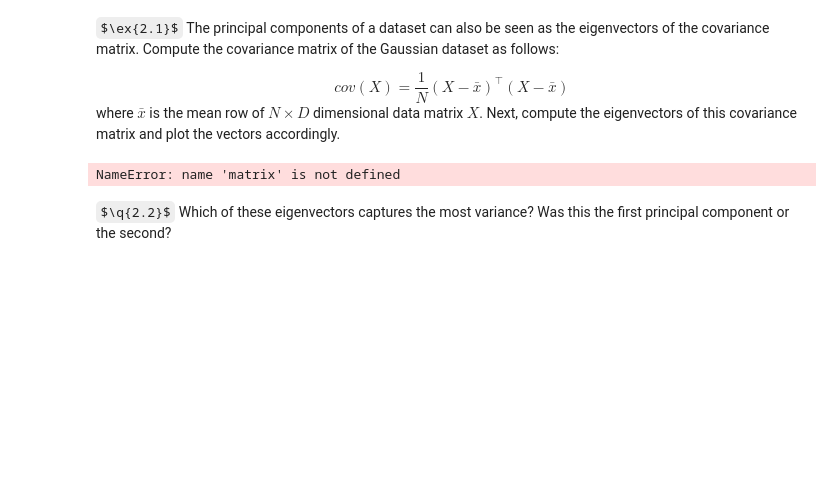
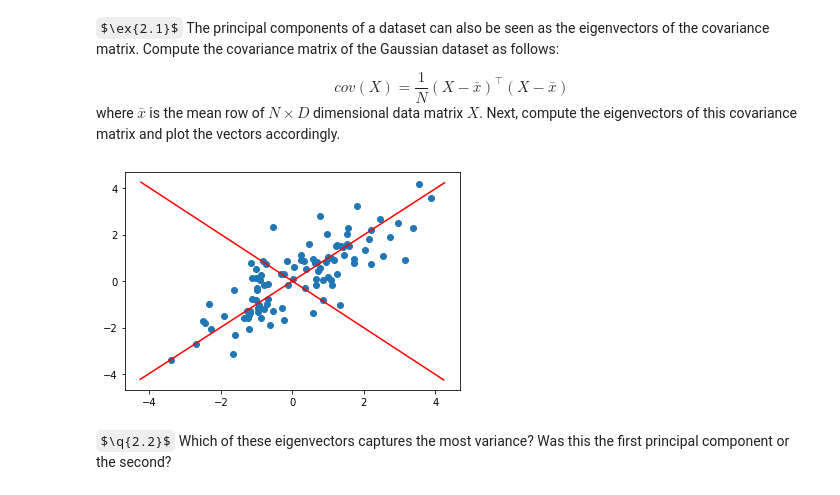
Before and after one commit to ShantanuShivankar/Machine_learning, a Jupyter notebook: lab7/part1_dimensionalityreduction.ipynb, the cells around one changed output. Cells and saved outputs as stored; diff of their text form; code cells hidden in the pictures; some formulas as TeX source; blank space fills up the shorter version.

```diff
--- a/lab7/part1_dimensionalityreduction.ipynb
+++ b/lab7/part1_dimensionalityreduction.ipynb
@@ -167,18 +167,20 @@ def power_iteration(matrix, n_vectors, e):
     eigen_vectors = list()
     # -------------------------------Student ---------------------------------------
     for i in range(n_vectors):
-        stop = 100
+        stop = np.ones((matrix.shape[0],1))
         v_k = np.ones((matrix.shape[0],1))
-        while stop > e:
+        while np.any(stop) > e:
             v_kplusone = np.matmul(matrix,v_k)/la.norm(np.matmul(matrix,v_k))
             stop = np.absolute(v_kplusone-v_k)
             v_k = v_kplusone
+            #print(v_kplusone)
             #np.append(eigen_vectors,v_k)
 
         principle_eigen =  v_kplusone
+        eigen_vectors.append(principle_eigen)
         lamda = np.matmul(np.transpose(v_kplusone),np.matmul(matrix,v_kplusone))
         m_star = matrix - np.multiply(lamda,np.matmul(v_kplusone,np.transpose(v_kplusone)))
-        np.append(eigen_vectors,m_star)
+        matrix = m_star
 
     # -------------------------------end Student ---------------------------------------
     return eigen_vectors
@@ -238,7 +236,9 @@ def covariance(data):
     :return: the covariance matrix
     """
     # -------------------------------Student ---------------------------------------
-
+    mean = np.mean(data,0)
+    diff = np.subtract(data,mean)
+    matrix = (1/np.shape(data)[0])*(np.matmul(np.transpose(diff),diff))
     # -------------------------------end Student ---------------------------------------
     return matrix
 # %%
@@ -250,14 +250,21 @@ matrix = covariance(data)
 matrix_np = np.cov(np.transpose(data))
 err_msg="Your covariance matrix is allowed to be slight less precise but it should not differ more ~+-0.025"
 np.testing.assert_allclose(matrix_np, matrix, atol=0.025, err_msg=err_msg)
-# %% [output]
-NameError: name 'matrix' is not defined
 # %%
 # Use power iteration method to compute eigen vectors using your covariance matrix and plot the result.
 # The plot should contain both the dataset (just like the previous one) and the eigen vectors.
 # -------------------------------Student ---------------------------------------
+data = read_data("data/gaussian.txt")
+e = np.float_power(10,-5)
+matrix = covariance(data)
+#print(matrix)
+eigen_vectors = power_iteration(matrix, matrix.shape[0], e)
+#print(eigen_vectors)
+plot_data(data, eigen_vectors)
 
 # -------------------------------end Student ---------------------------------------
+# %% [output]
+[figure, added]
 # %% [markdown]
 $\q{2.2}$ Which of these eigenvectors captures the most variance? Was this the first principal component or the second?
 # %% [markdown]
```
Also changed, not shown: parts of 1 cell of this notebook.
